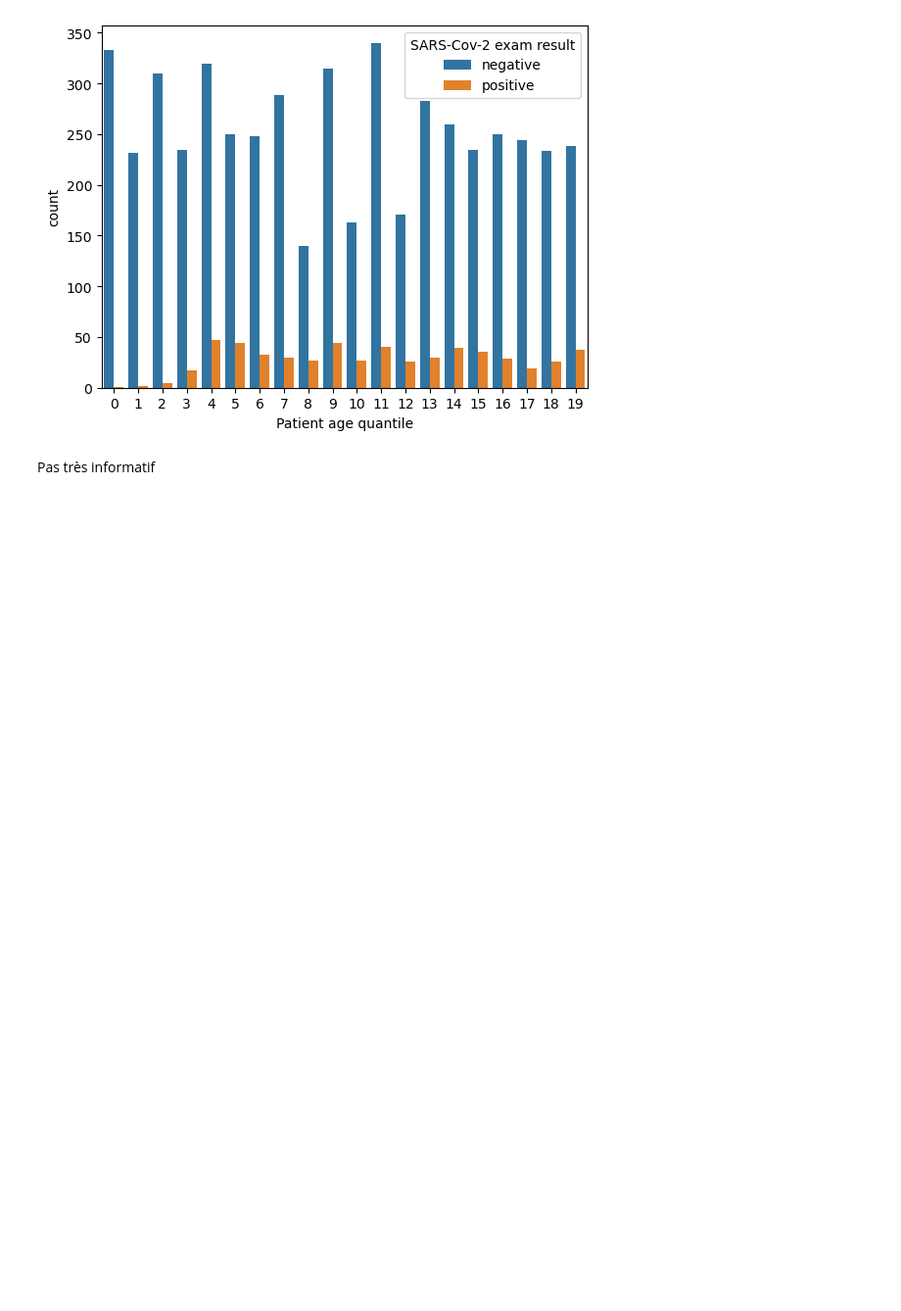
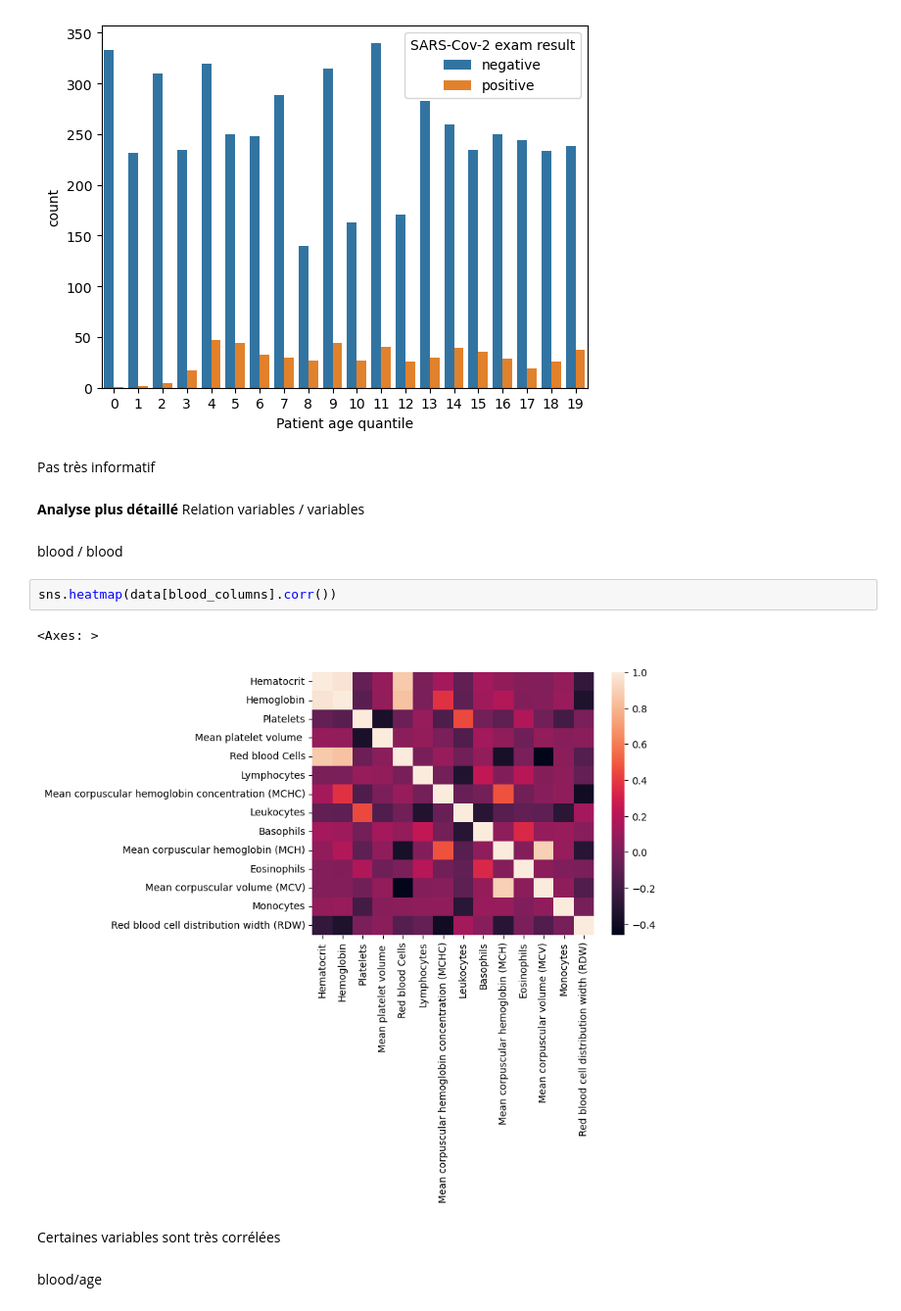
Before and after one commit to Alban226/Projet-data-science-covid19, a Jupyter notebook: DataScienceCOVID19.ipynb, the cells around one changed output. Shown at 98% size. Saved outputs shown, nothing was run; the diff lists cells and outputs as text; blank space fills up the shorter version.

Commit message:
Analyse détaillée

```diff
--- a/DataScienceCOVID19.ipynb
+++ b/DataScienceCOVID19.ipynb
@@ -361,3 +362,17 @@ sns.countplot(data, x='Patient age quantile',hue='SARS-Cov-2 exam result')
 [figure]
 # %% [markdown]
 Pas très informatif
+# %% [markdown]
+**Analyse plus détaillé**
+Relation variables / variables
+# %% [markdown]
+blood / blood
+# %%
+sns.heatmap(data[blood_columns].corr())
+# %% [output]
+<Axes: >
+[figure, added]
+# %% [markdown]
+Certaines variables sont très corrélées
+# %% [markdown]
+blood/age
```
Also changed, not shown: parts of 29 cells of this notebook.
